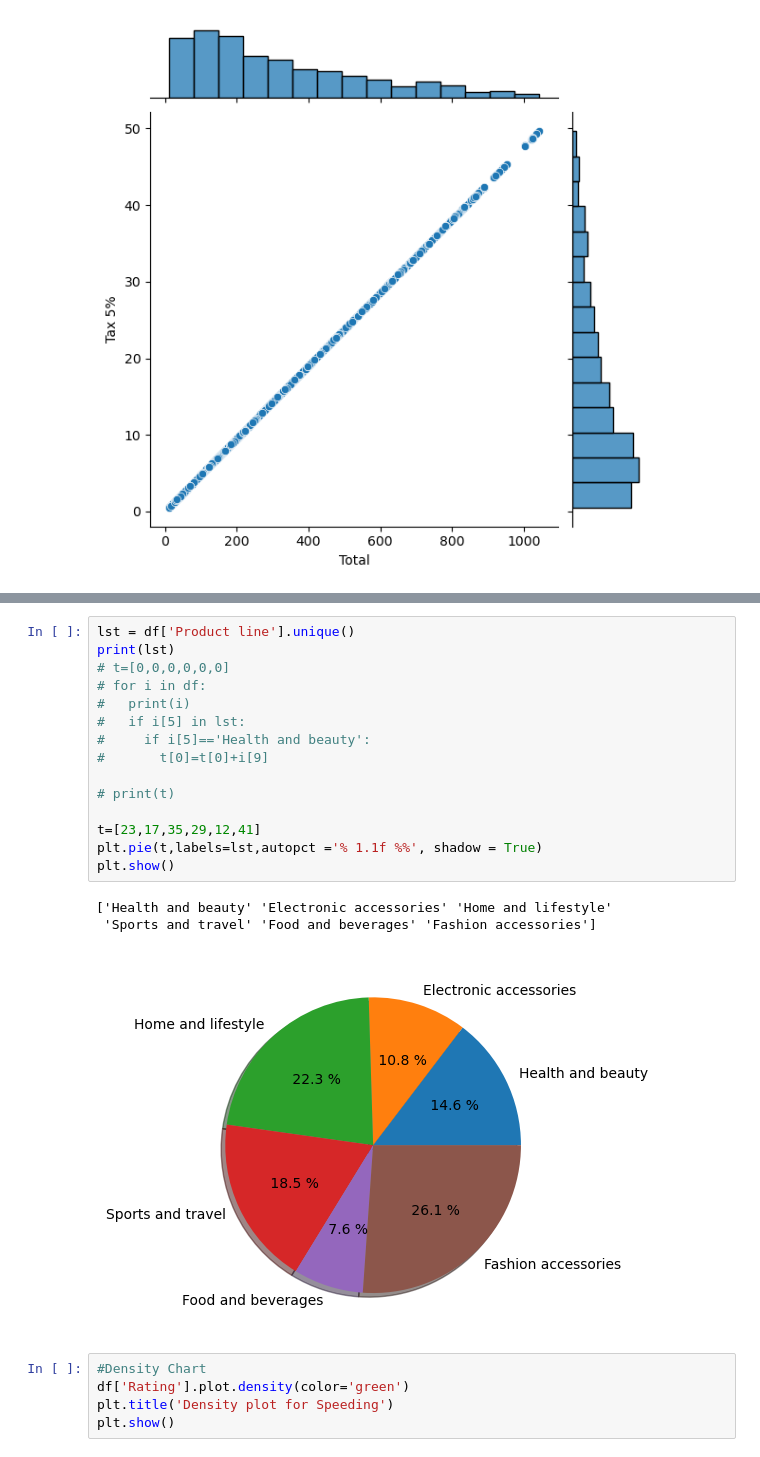
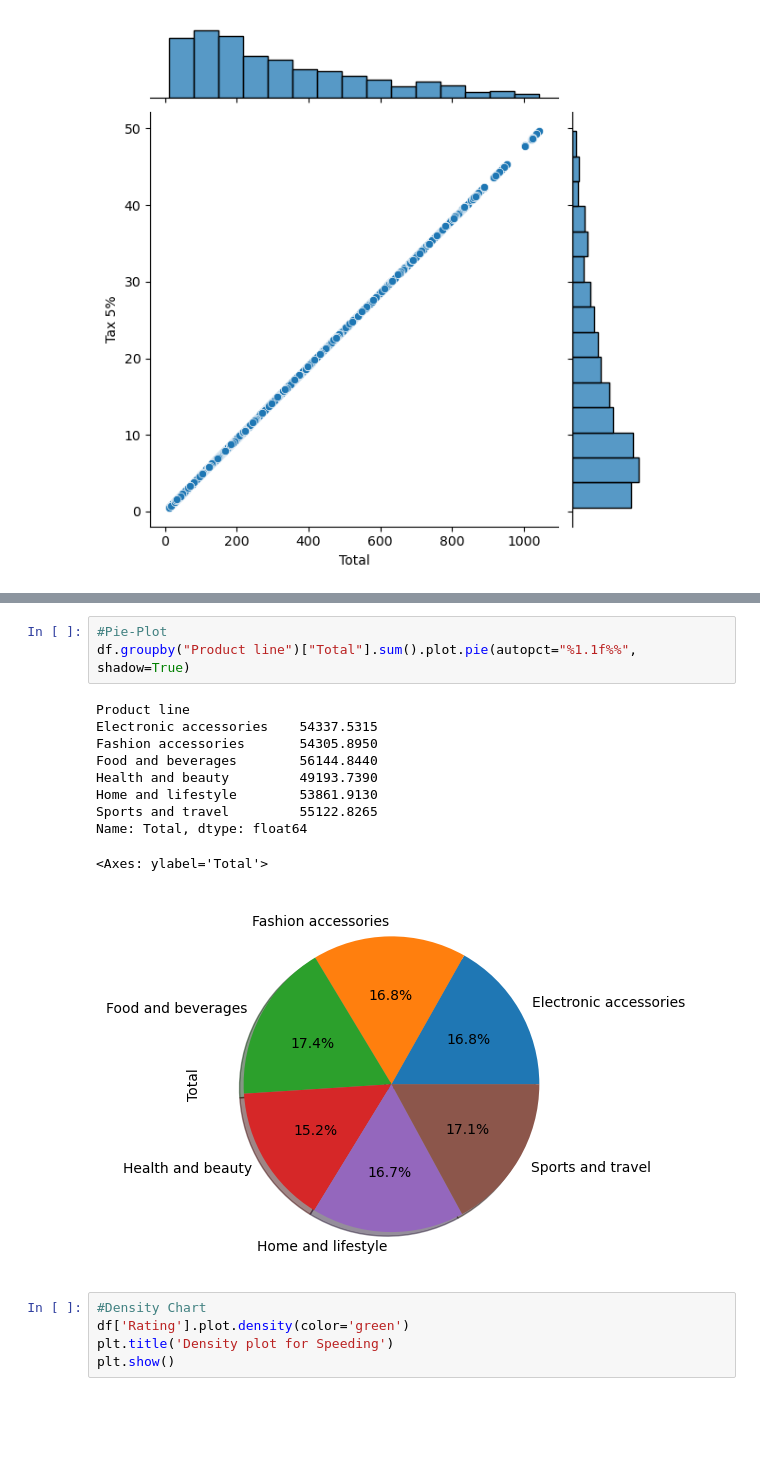
Before and after one commit to Ananya13V/Practicals-Apr-2025, a Jupyter notebook: ADS_codes/ADS3.ipynb, the cells around one changed output, grey strips where cells are left out. Saved outputs shown, nothing was run; the diff lists cells and outputs as text; blank space fills up the shorter version.

```diff
--- a/ADS_codes/ADS3.ipynb
+++ b/ADS_codes/ADS3.ipynb
@@ -75,23 +62,18 @@ plt.show()
 [figure]
-# %%
-lst = df['Product line'].unique()
-print(lst)
-# t=[0,0,0,0,0,0]
-# for i in df:
-#   print(i)
-#   if i[5] in lst:
-#     if i[5]=='Health and beauty':
-#       t[0]=t[0]+i[9]
-
-# print(t)
-
-t=[23,17,35,29,12,41]
-plt.pie(t,labels=lst,autopct ='% 1.1f %%', shadow = True)
-plt.show()
-# %% [output]
-['Health and beauty' 'Electronic accessories' 'Home and lifestyle'
- 'Sports and travel' 'Food and beverages' 'Fashion accessories']
-[figure, removed]
+# %%
+#Pie-Plot
+df.groupby("Product line")["Total"].sum().plot.pie(autopct="%1.1f%%", shadow=True)
+# %% [output]
+Product line
+Electronic accessories    54337.5315
+Fashion accessories       54305.8950
+Food and beverages        56144.8440
+Health and beauty         49193.7390
+Home and lifestyle        53861.9130
+Sports and travel         55122.8265
+Name: Total, dtype: float64
+<Axes: ylabel='Total'>
+[figure, added]
 # %%
 #Density Chart
 df['Rating'].plot.density(color='green')
```
Also changed, not shown: parts of 8 cells of this notebook, 3 other files.
